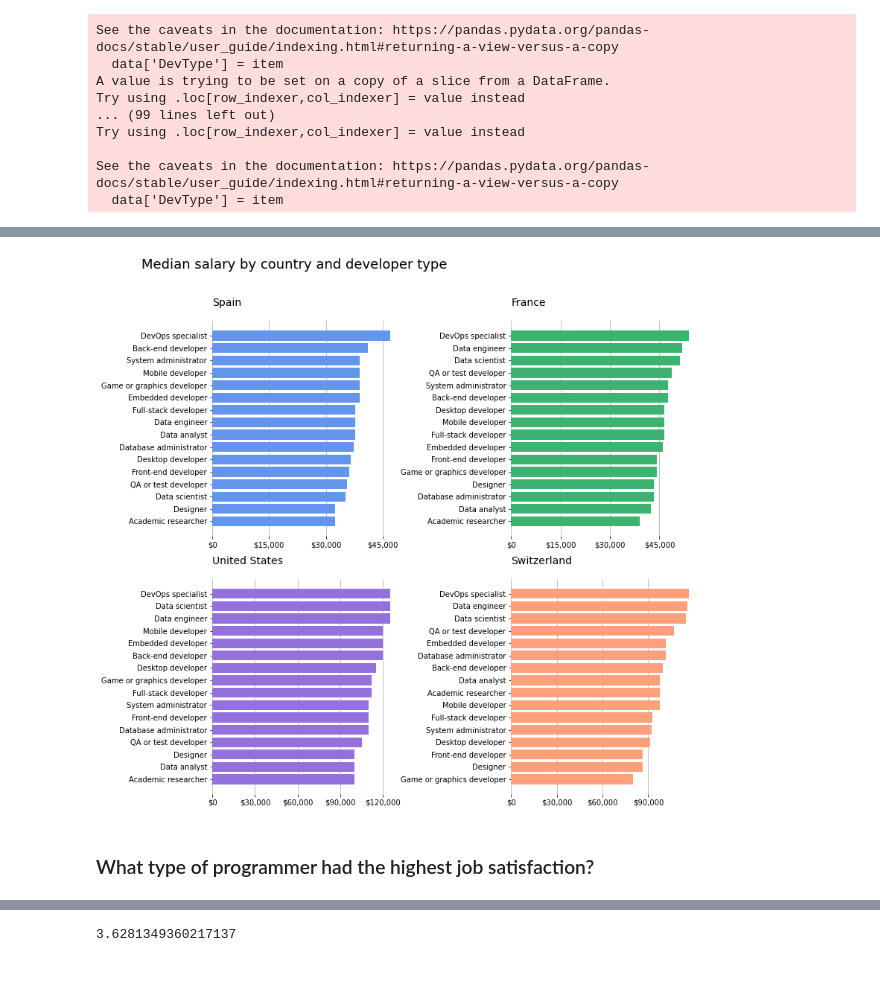
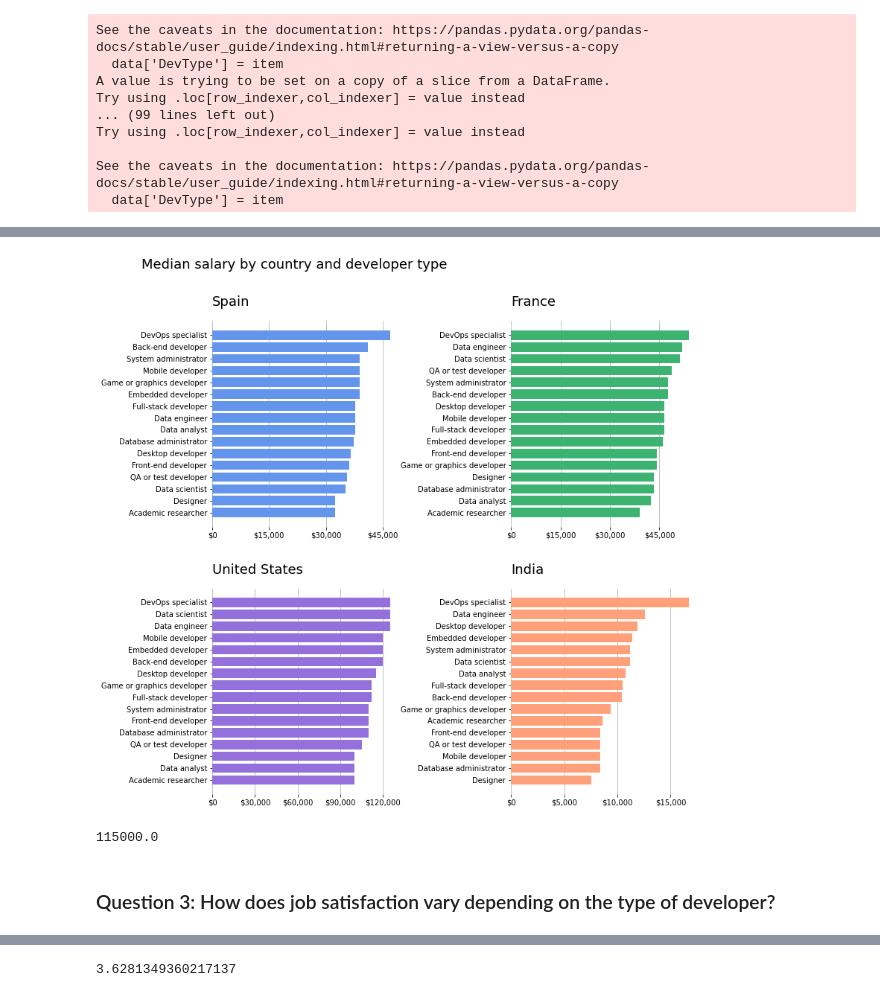
Before and after one commit to rubenvf/Stack_Overflow_Survey_2020, a Jupyter notebook: DevType_Analysis.ipynb, the cells around one changed output, grey strips where cells are left out. Cells and saved outputs as stored; diff of their text form; code cells hidden in the pictures.

```diff
--- a/DevType_Analysis.ipynb
+++ b/DevType_Analysis.ipynb
@@ -108,7 +146,0 @@ plt.show()
-# %%
-dev_split = split_survey_string (df, 'DevType', ';')
-ratio2 = (dev_split.value_counts()/dev_split.shape[0])
-
-ax = print_percentage_top(ratio2, 10, 'Most common types of developers')
-plt.xticks(rotation='vertical')
-plt.show()
@@ -198,0 +294,7 @@ df_clean['DevType'] = df_clean['DevType'].replace(rename_map)
+# %%
+#Distribution of types of developers
+ratio2 = (df_clean.DevType.value_counts()/df_clean.shape[0])
+
+ax = print_percentage_top(ratio2, 25, 'Most common types of developers')
+plt.xticks(rotation='vertical')
+plt.show()
@@ -217,7 +321,7 @@ def customPlot(country, response, row, col, color):
 
     #Plot and title
     ax[row, col].barh(y, x, color=color)
-    ax[row, col].set_title(country, loc = 'left', fontsize = 14, pad = 20)
+    ax[row, col].set_title(country, loc = 'left', fontsize = 18, pad = 20)
 
     #Remove plot frame
     ax[row, col].spines['top'].set_visible(False)
@@ -257,21 +361,27 @@ def customPlot(country, response, row, col, color):
     else:
         pass
 # %%
+#Plot: Median Salary by country plot
 fig, ax = plt.subplots(2, 2)
 fig.set_figheight(11.69)
 fig.set_figwidth(11.69)
 
-plt.subplots_adjust(left=None, bottom=None, right=None, top=None, wspace=0.6, hspace= 0.2)
+plt.subplots_adjust(left=None, bottom=None, right=None, top=None, wspace=0.6, hspace= 0.3)
 
 fig.suptitle('Median salary by country and developer type', ha = 'right', fontsize = 18)
 
 customPlot('Spain', 'ConvertedComp', 0, 0, 'cornflowerblue')
 customPlot('France', 'ConvertedComp', 0, 1, 'mediumseagreen')
 customPlot('United States', 'ConvertedComp', 1, 0, 'mediumpurple')
-customPlot('Switzerland', 'ConvertedComp', 1, 1, 'lightsalmon')
+customPlot('India', 'ConvertedComp', 1, 1, 'lightsalmon')
 
 plt.show()
 # %% [output]
-[figure, old version]
+[figure, new version]
+# %%
+#General median salary in United States
+df_clean[df_clean['Country'] == 'United States']['ConvertedComp'].median()
+# %% [output]
+115000.0
 # %% [markdown]
-### What type of programmer had the highest job satisfaction?
+### Question 3: How does job satisfaction vary depending on the type of developer?
```
Also changed, not shown: parts of 46 cells of this notebook.
